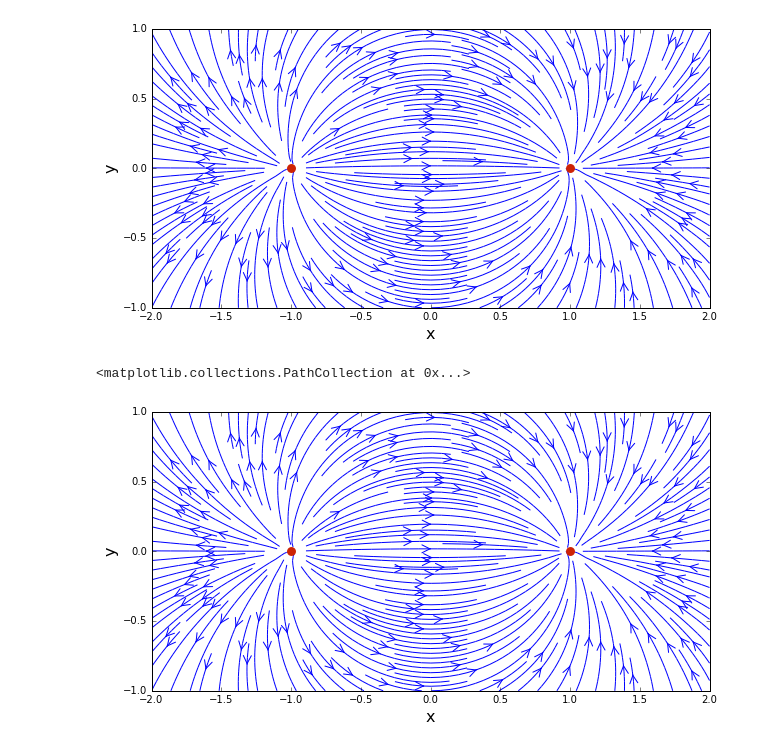
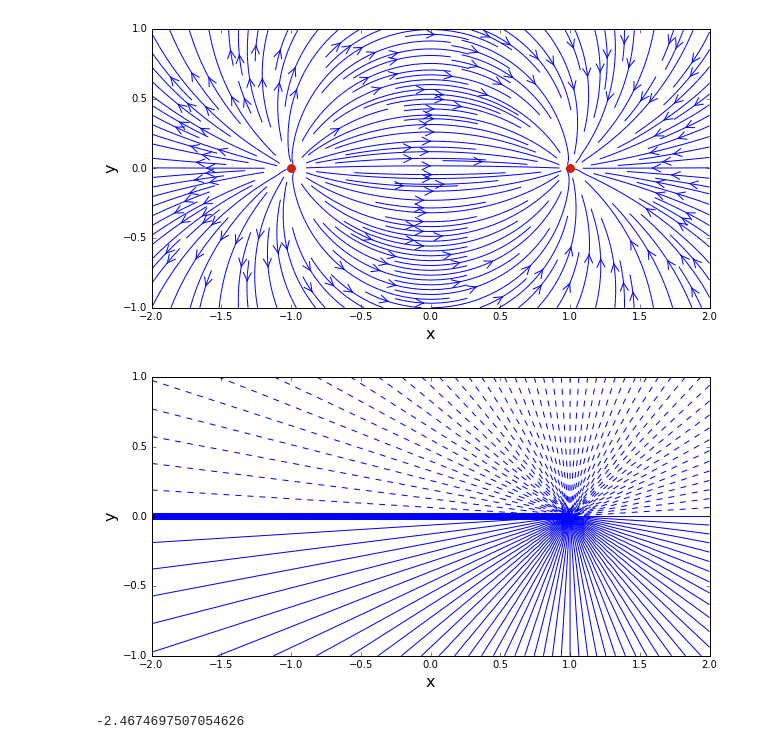
Before and after one commit to jennakosborn/mae6226, a Jupyter notebook: Lesson01.ipynb, the cells around one changed output. Cells and saved outputs as stored; diff of their text form; code cells hidden in the pictures.

```diff
--- a/Lesson01.ipynb
+++ b/Lesson01.ipynb
@@ -156,15 +156,19 @@ pyplot.scatter([x_source,x_sink],[y_source,y_sink], color='#CD2305', s=80, marke
 # %% [output]
 [figure]
 # %%
+psi_source = strength_source/(2*numpy.pi)*numpy.arctan2((Y-y_source),(X-x_source))
+psi_sink = strength_sink/(2*numpy.pi)*numpy.arctan2((Y-y_sink),(X-x_sink))
+
+psi = psi_source + psi_sink
+psi_freestream = 1.0*Y
 
 size = 10
 pyplot.figure(figsize = (size, (y_end-y_start)/(x_end-x_start)*size))
 pyplot.xlabel('x', fontsize = 16)
 pyplot.ylabel('y', fontsize = 16)
 pyplot.xlim(x_start,x_end)
 pyplot.ylim(y_start,y_end)
-pyplot.contour(X,Y,psi,density=2.0,linewidth=1,arrowsize=2,arrowstyle='->')
-pyplot.scatter([x_source,x_sink],[y_source,y_sink], color='#CD2305', s=80, marker='o', linewidth=0)
+pyplot.contour(X,Y,psi_sink,100,colors ='b',linewidth=1,arrowsize=2,arrowstyle='->');
+#pyplot.scatter([x_source,x_sink],[y_source,y_sink], color='#CD2305', s=80, marker='o', linewidth=0);
 # %% [output]
-<matplotlib.collections.PathCollection at 0x...>
-[figure, old version]
+[figure, new version]
@@ -170,0 +177,4 @@ pyplot.scatter([x_source,x_sink],[y_source,y_sink], color='#CD2305', s=80, marke
+# %%
+numpy.min(psi)
+# %% [output]
+-2.4674697507054626
```
Also changed, not shown: parts of 1 cell of this notebook, 1 other file.
